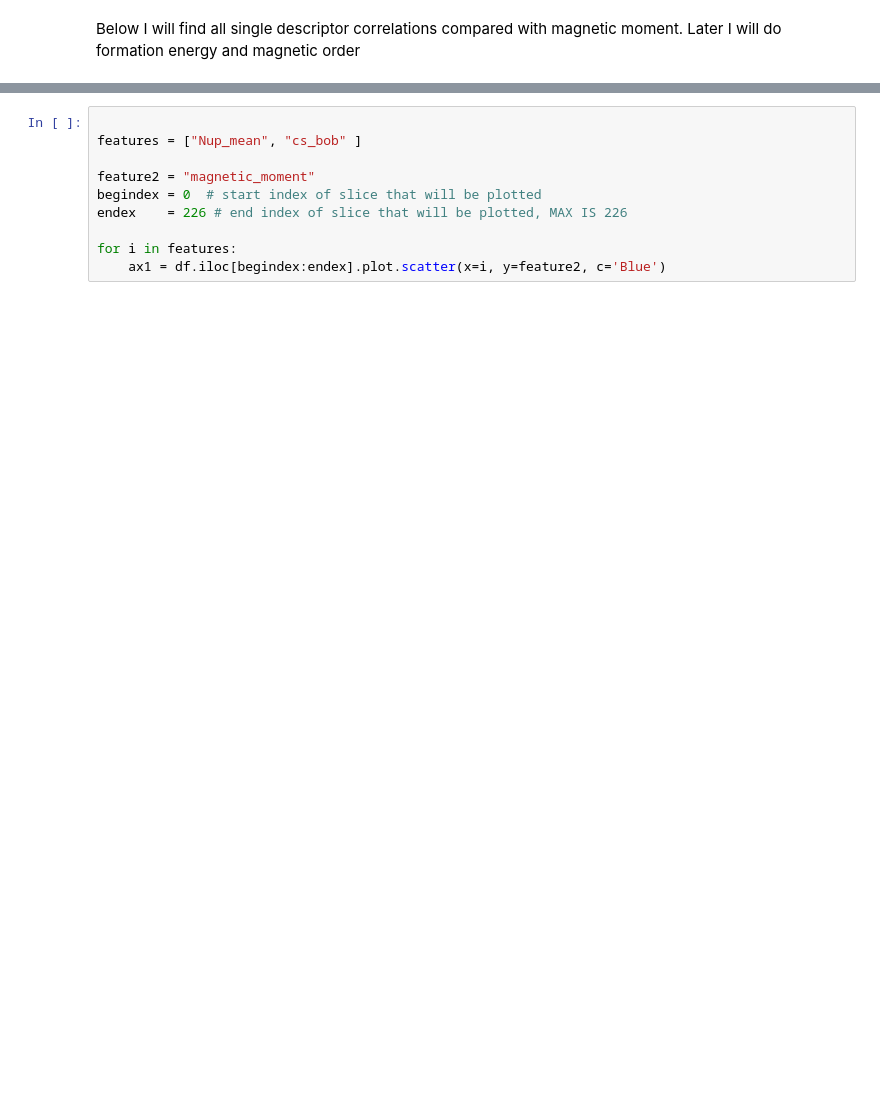
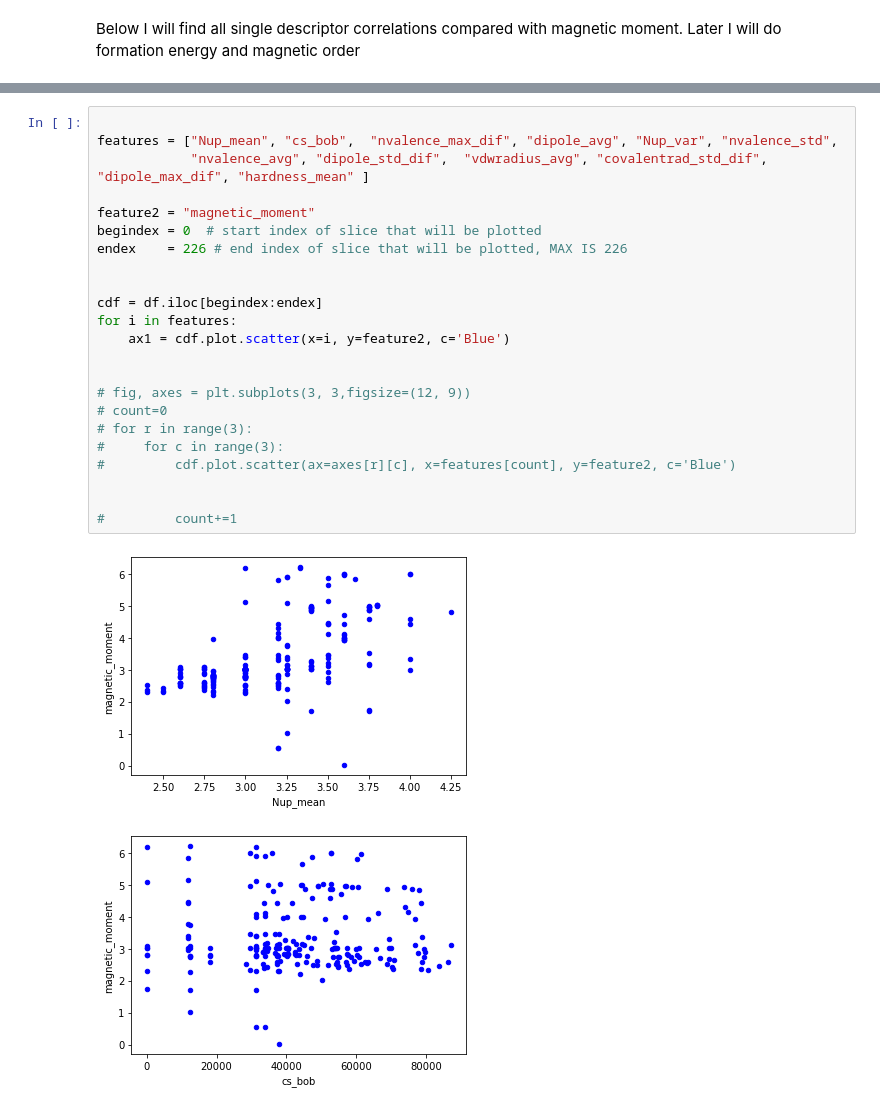
Before and after one commit to erikswanke/2d-Material-Science, a Jupyter notebook: Magnetic Moment, One and Two feature correlations.ipynb, the cells around one changed output, grey strips where cells are left out. Drawn from its saved outputs; the diff is of its cells as text; blank space fills up the shorter version.

```diff
--- a/Magnetic Moment, One and Two feature correlations.ipynb
+++ b/Magnetic Moment, One and Two feature correlations.ipynb
@@ -52,10 +70,26 @@ display(corrdf)
 # %%
 
-features = ["Nup_mean", "cs_bob" ]
+features = ["Nup_mean", "cs_bob",  "nvalence_max_dif", "dipole_avg", "Nup_var", "nvalence_std",
+            "nvalence_avg", "dipole_std_dif",  "vdwradius_avg", "covalentrad_std_dif", "dipole_max_dif", "hardness_mean" ]
 
 feature2 = "magnetic_moment"
 begindex = 0  # start index of slice that will be plotted
 endex    = 226 # end index of slice that will be plotted, MAX IS 226
 
+
+cdf = df.iloc[begindex:endex]
 for i in features:
-    ax1 = df.iloc[begindex:endex].plot.scatter(x=i, y=feature2, c='Blue')
+    ax1 = cdf.plot.scatter(x=i, y=feature2, c='Blue')
+
+
+# fig, axes = plt.subplots(3, 3,figsize=(12, 9))
+# count=0
+# for r in range(3):
+#     for c in range(3):
+#         cdf.plot.scatter(ax=axes[r][c], x=features[count], y=feature2, c='Blue')
+
+
+#         count+=1
+# %% [output]
+[figure, added]
+[figure, added]
```
Also changed, not shown: parts of 2 cells of this notebook.
